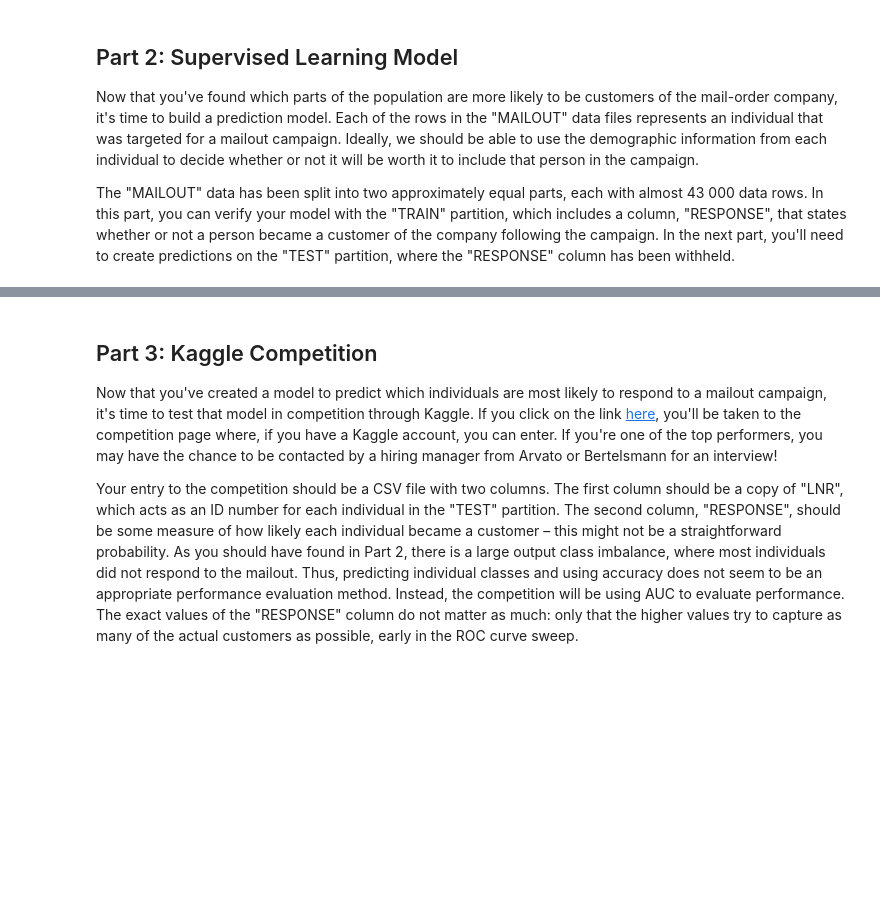
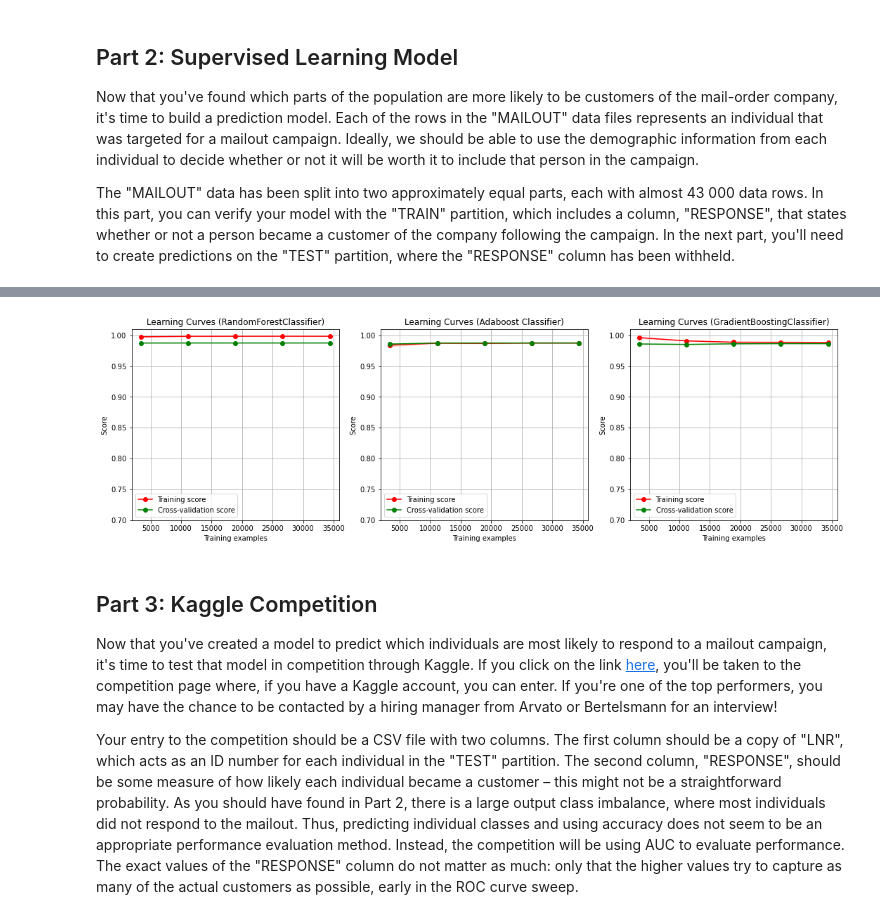
Before and after one commit to coderhh/ML_SageMaker_Studies, a Jupyter notebook: Arvato_Customer_Segmentation/Arvato Project Workbook.ipynb, the cells around one changed output, grey strips where cells are left out. Drawn from its saved outputs; the diff is of its cells as text; code cells hidden in the pictures; blank space fills up the shorter version.

```diff
--- a/Arvato_Customer_Segmentation/Arvato Project Workbook.ipynb
+++ b/Arvato_Customer_Segmentation/Arvato Project Workbook.ipynb
@@ -486,0 +623,4 @@ np.where(mailout_train.ALTER_KIND1 is nan)
+# %%
+cleaned_mailout_train = data_pre.data_preprocess('mailout','data/Udacity_MAILOUT_052018_TRAIN.csv',
+                                          'attributes_missing_values.csv',
+                                          'attributes_type_merged_action.csv')
@@ -486,0 +645,3 @@ np.where(mailout_train.ALTER_KIND1 is nan)
+# %%
+X_train = cleaned_mailout_train.drop(columns=['RESPONSE'])
+y_train = cleaned_mailout_train.RESPONSE
@@ -487,3 +681,28 @@ np.where(mailout_train.ALTER_KIND1 is nan)
+# %%
+import plot_learning_curve as plt_lc
+
+fig, axes = plt.subplots(1, 3,figsize=(18, 5),squeeze=False)
+
+X, y = X_train, y_train
+
+title = "Learning Curves (RandomForestClassifier)"
+estimator = RandomForestClassifier()
+plt_lc.plot_learning_curve(estimator, title, X, y, axes=axes[:,0], ylim=(0.7, 1.01),
+                    cv=None, n_jobs=-1)
+
+title = "Learning Curves (Adaboost Classifier)"
+estimator = AdaBoostClassifier()
+plt_lc.plot_learning_curve(estimator, title, X, y, axes=axes[:,1], ylim=(0.7, 1.01),
+                    cv=None, n_jobs=-1)
+
+title = "Learning Curves (GradientBoostingClassifier)"
+estimator = GradientBoostingClassifier()
+plt_lc.plot_learning_curve(estimator, title, X, y, axes=axes[:,2], ylim=(0.7, 1.01),
+                    cv=None, n_jobs=-1)
+
+plt.show()
+# %% [output]
+[figure, added]
 # %% [markdown]
 ## Part 3: Kaggle Competition
 
```
Also changed, not shown: parts of 38 cells of this notebook, 7 other files.
